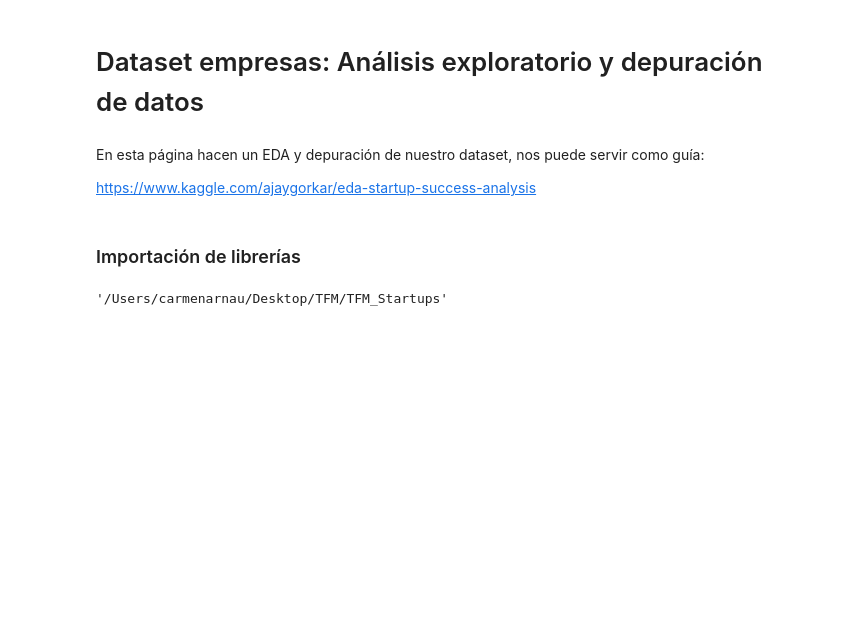
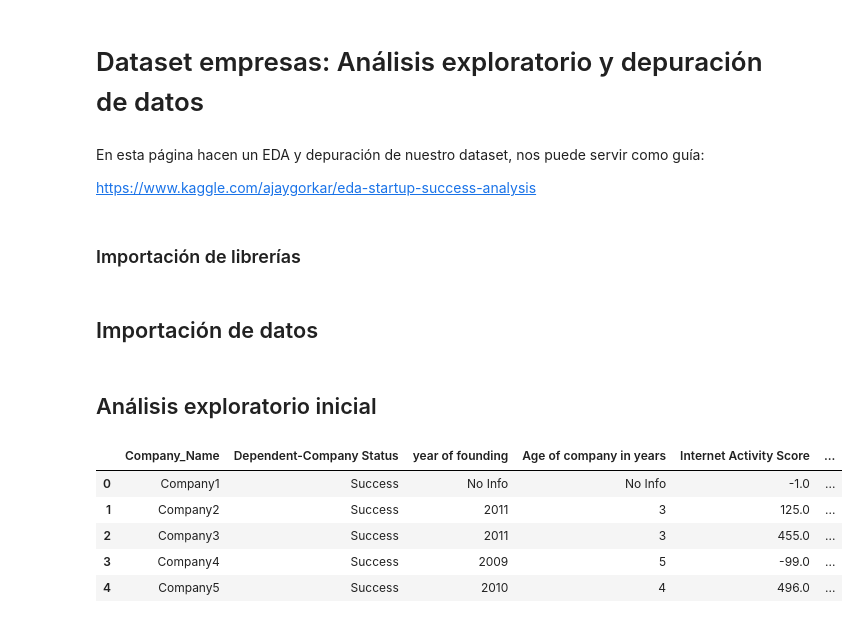
Before and after one commit to Cmarinoc/TFM_Startups, a Jupyter notebook: depuracion_empresas.ipynb, the cells around one changed output. Saved outputs shown, nothing was run; the diff lists cells and outputs as text; code cells hidden in the pictures; blank space fills up the shorter version.

Commit message:
Import data in notebook

```diff
--- a/depuracion_empresas.ipynb
+++ b/depuracion_empresas.ipynb
@@ -23,4 +16,19 @@ current_path = os.getcwd()
-# %%
-current_path
-# %% [output]
-'/Users/carmenarnau/Desktop/TFM/TFM_Startups'
+# %% [markdown]
+## Importación de datos
+# %%
+import os
+current_path = os.getcwd() #get path where this notebook is saved
+dataset_path =current_path+'/startups_data.csv' #get path where the startups dataset is saved
+# %%
+original_df=pd.read_csv(dataset_path)
+# %% [markdown]
+## Análisis exploratorio inicial
+# %%
+original_df.head()
+# %% [output]
+|  | Company_Name | Dependent-Company Status | year of founding | Age of company in years | Internet Activity Score | ... |
+| 0 | Company1 | Success | No Info | No Info | -1.0 | ... |
+| 1 | Company2 | Success | 2011 | 3 | 125.0 | ... |
+| 2 | Company3 | Success | 2011 | 3 | 455.0 | ... |
+| 3 | Company4 | Success | 2009 | 5 | -99.0 | ... |
+| 4 | Company5 | Success | 2010 | 4 | 496.0 | ... |
```
Also changed, not shown: parts of 2 cells of this notebook, 1 other file.
